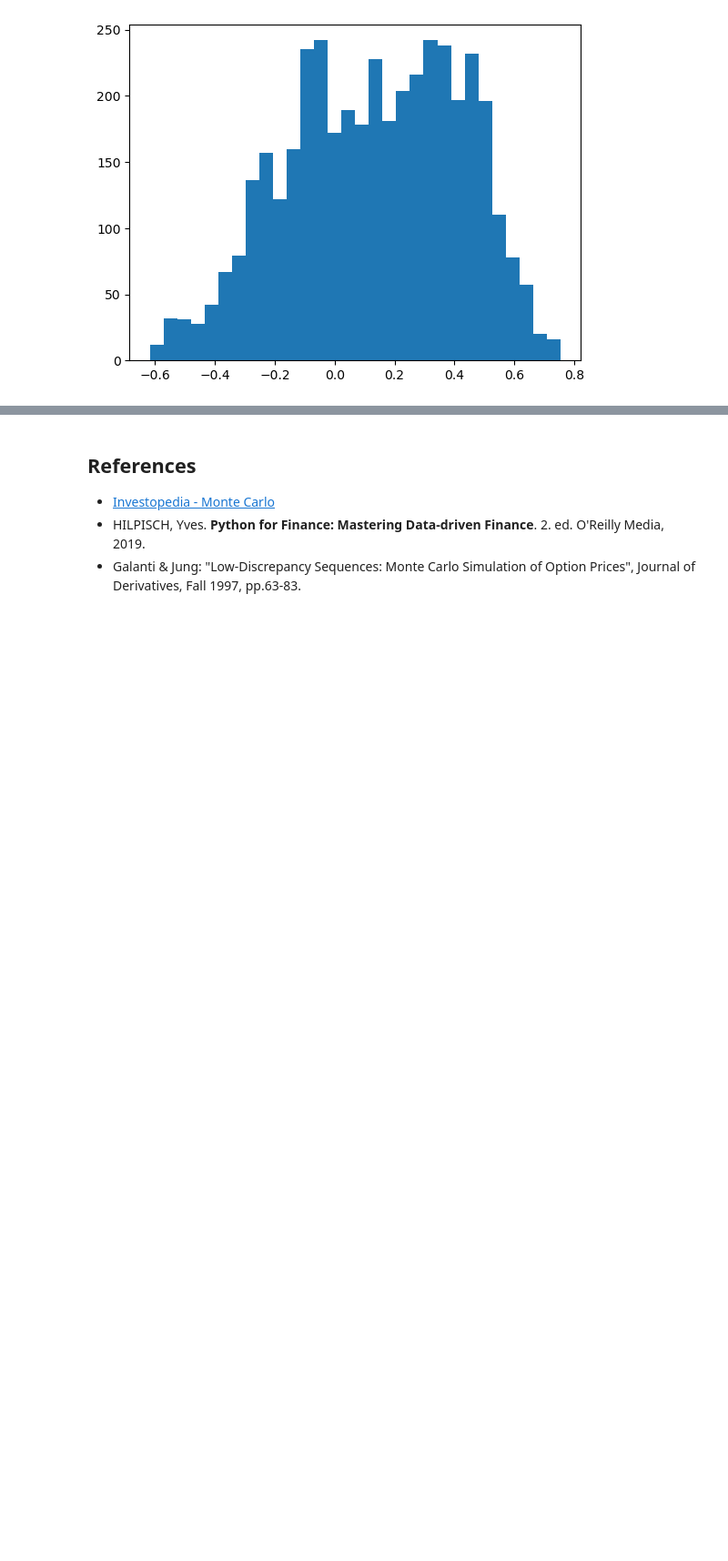
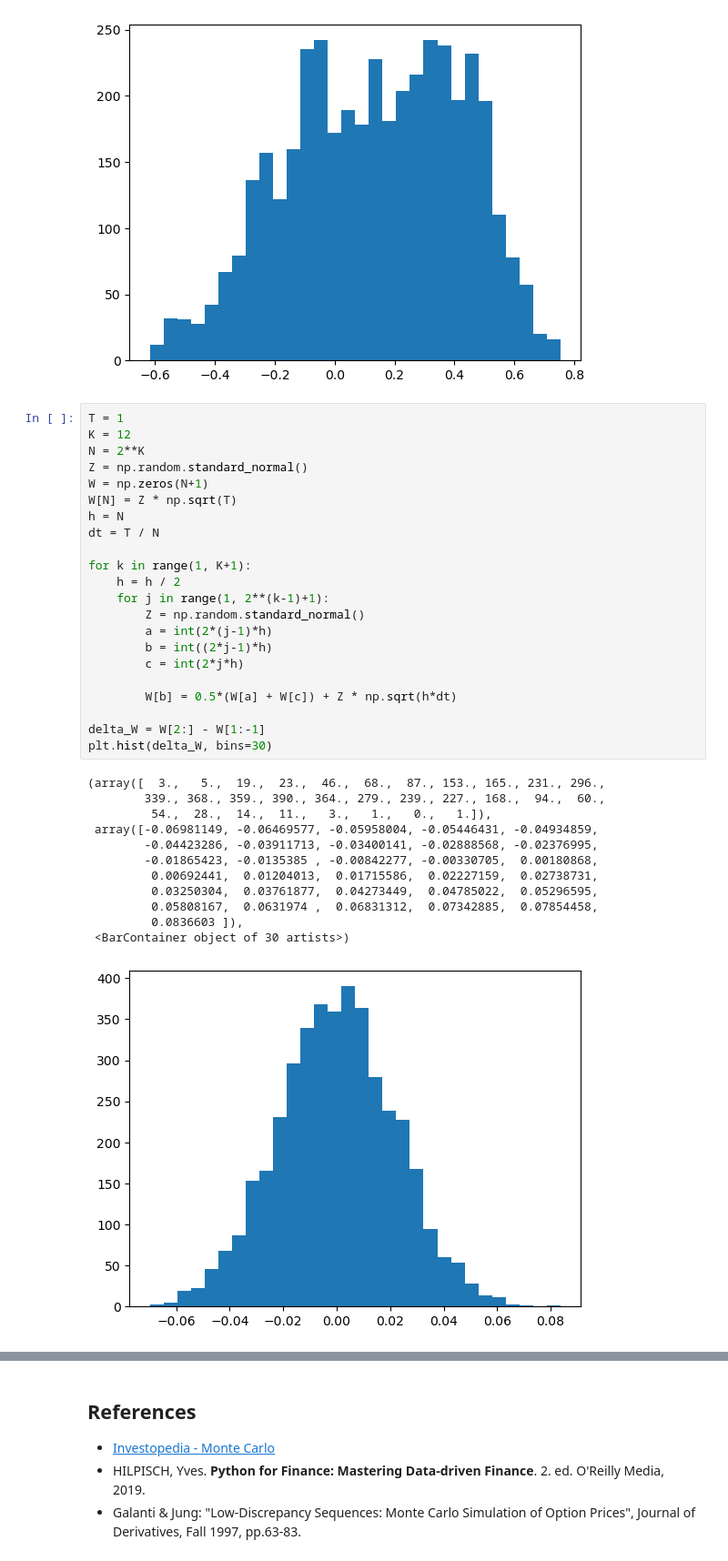
Before and after one commit to fbristotti/cqf, a Jupyter notebook: final/final.ipynb, the cells around one changed output, grey strips where cells are left out. Shown at 91% size. Drawn from its saved outputs; the diff is of its cells as text; blank space fills up the shorter version.

```diff
--- a/final/final.ipynb
+++ b/final/final.ipynb
@@ -398,3 +398,38 @@ plt.hist(bbb, bins=30)
          0.75366943]),
  <BarContainer object of 30 artists>)
 [figure]
+# %%
+T = 1
+K = 12
+N = 2**K
+Z = np.random.standard_normal()
+W = np.zeros(N+1)
+W[N] = Z * np.sqrt(T)
+h = N
+dt = T / N
+
+for k in range(1, K+1):
+    h = h / 2
+    for j in range(1, 2**(k-1)+1):
+        Z = np.random.standard_normal()
+        a = int(2*(j-1)*h)
+        b = int((2*j-1)*h)
+        c = int(2*j*h)
+
+        W[b] = 0.5*(W[a] + W[c]) + Z * np.sqrt(h*dt)
+
+delta_W = W[2:] - W[1:-1]
+plt.hist(delta_W, bins=30)
+# %% [output]
+(array([  3.,   5.,  19.,  23.,  46.,  68.,  87., 153., 165., 231., 296.,
+        339., 368., 359., 390., 364., 279., 239., 227., 168.,  94.,  60.,
+         54.,  28.,  14.,  11.,   3.,   1.,   0.,   1.]),
+ array([-0.06981149, -0.06469577, -0.05958004, -0.05446431, -0.04934859,
+        -0.04423286, -0.03911713, -0.03400141, -0.02888568, -0.02376995,
+        -0.01865423, -0.0135385 , -0.00842277, -0.00330705,  0.00180868,
+         0.00692441,  0.01204013,  0.01715586,  0.02227159,  0.02738731,
+         0.03250304,  0.03761877,  0.04273449,  0.04785022,  0.05296595,
+         0.05808167,  0.0631974 ,  0.06831312,  0.07342885,  0.07854458,
+         0.0836603 ]),
+ <BarContainer object of 30 artists>)
+[figure, added]
```
Also changed, not shown: parts of 17 cells of this notebook.
